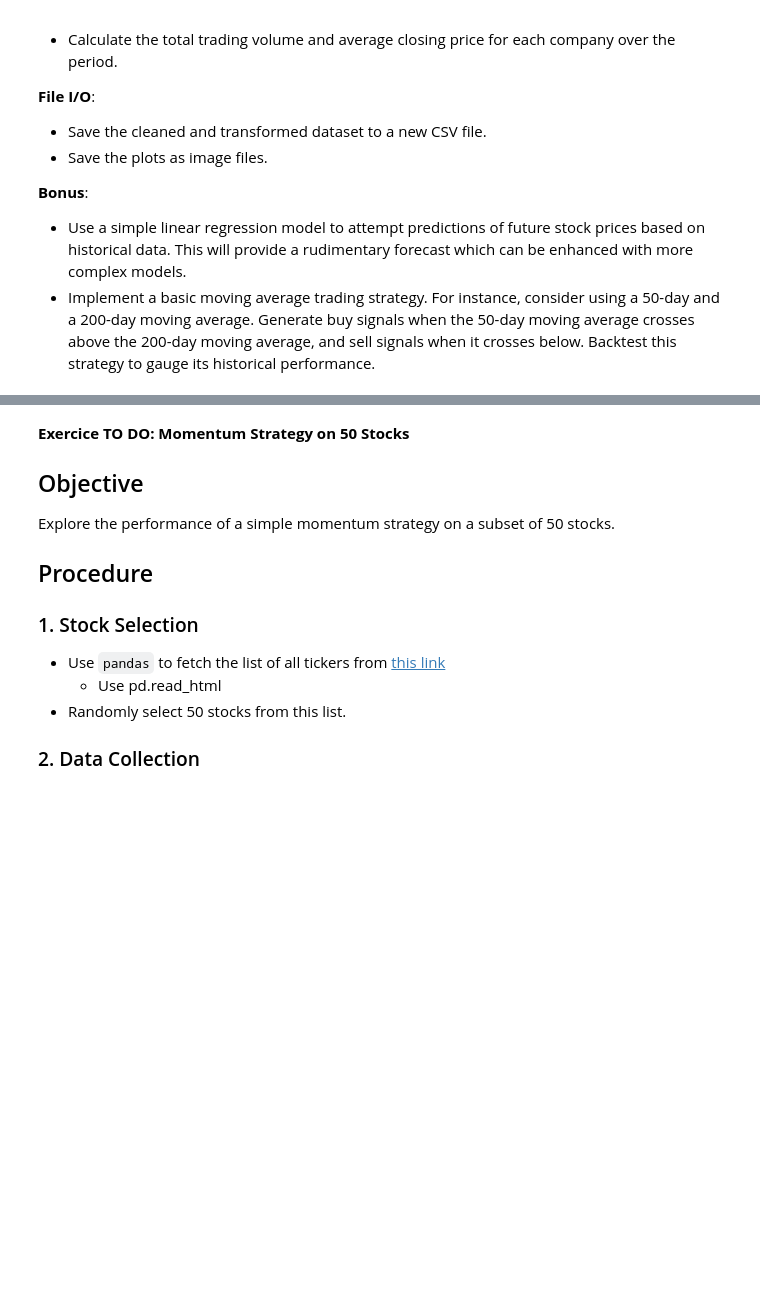
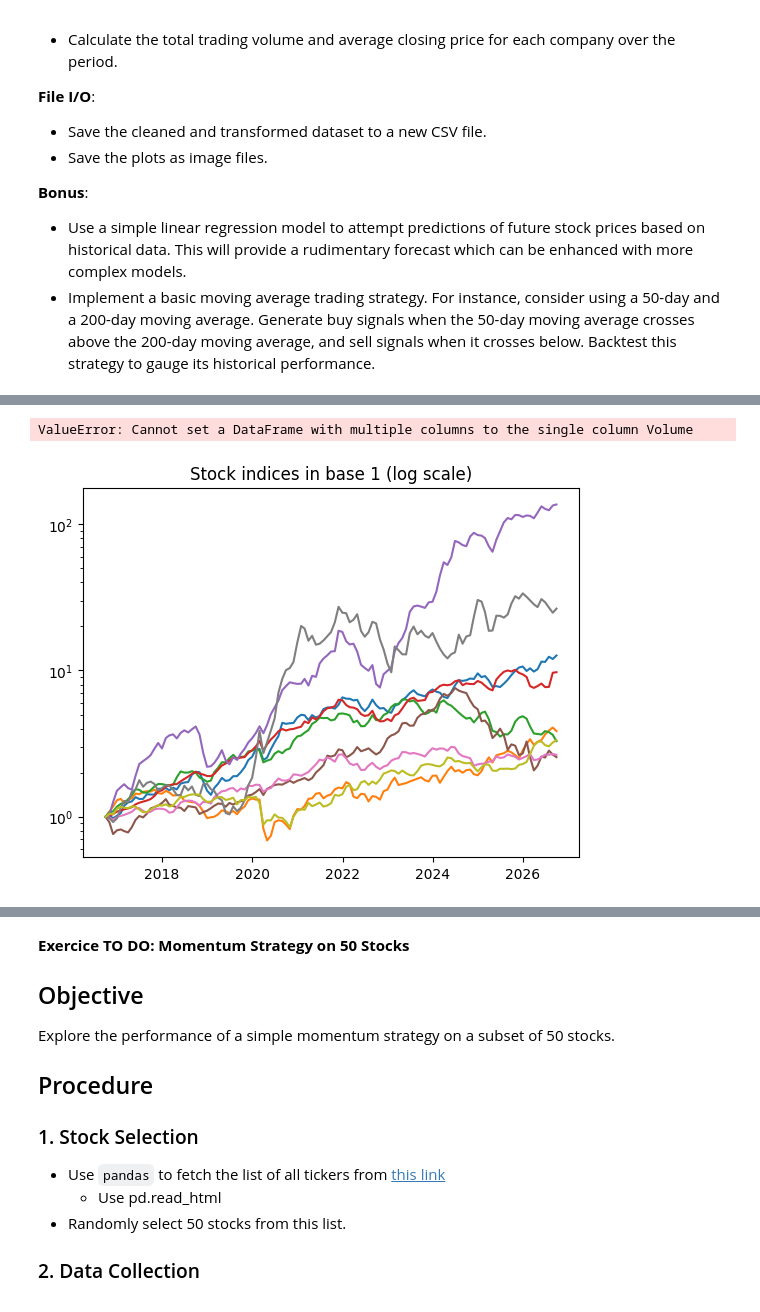
Before and after one commit to RaoulSinde/python-222, a Jupyter notebook: python_session_5.ipynb, the cells around one changed output, grey strips where cells are left out. Saved outputs shown, nothing was run; the diff lists cells and outputs as text; code cells hidden in the pictures; blank space fills up the shorter version.

```diff
--- a/python_session_5.ipynb
+++ b/python_session_5.ipynb
@@ -78,0 +91,4 @@ The dataset contains the following columns: 'Date', 'Ticker', 'Open', 'High', 'L
+# %%
+tickers=['AAPL','MSFT','TSLA','NVO','MC.PA','OR.PA','NVDA','BNP.PA','TTE.PA']
+data=yf.download(tickers,period='10y')
+data.head(10)
@@ -78,0 +126,3 @@ The dataset contains the following columns: 'Date', 'Ticker', 'Open', 'High', 'L
+# %%
+data=data.ffill()
+data.isna().any()
@@ -78,0 +153,3 @@ The dataset contains the following columns: 'Date', 'Ticker', 'Open', 'High', 'L
+# %%
+data['Price Average'] = data[['High','Low']].mean(axis=1)
+data.head(10)
@@ -78,0 +187,16 @@ The dataset contains the following columns: 'Date', 'Ticker', 'Open', 'High', 'L
+# %%
+monthly_data = pd.DataFrame({
+    'Close': data['Close'].resample('ME').mean(),
+    'Volume': data['Volume'].resample('ME').sum()
+})
+monthly_data.head(10)
+# %% [output]
+ValueError: Cannot set a DataFrame with multiple columns to the single column Volume
+# %%
+monthly_prices_index=monthly_data/monthly_data.iloc[0]
+plt.plot(monthly_prices_index)
+plt.title('Stock indices in base 1 (log scale)')
+plt.yscale('log')
+plt.show()
+# %% [output]
+[figure, added]
```
Also changed, not shown: parts of 12 cells of this notebook.
